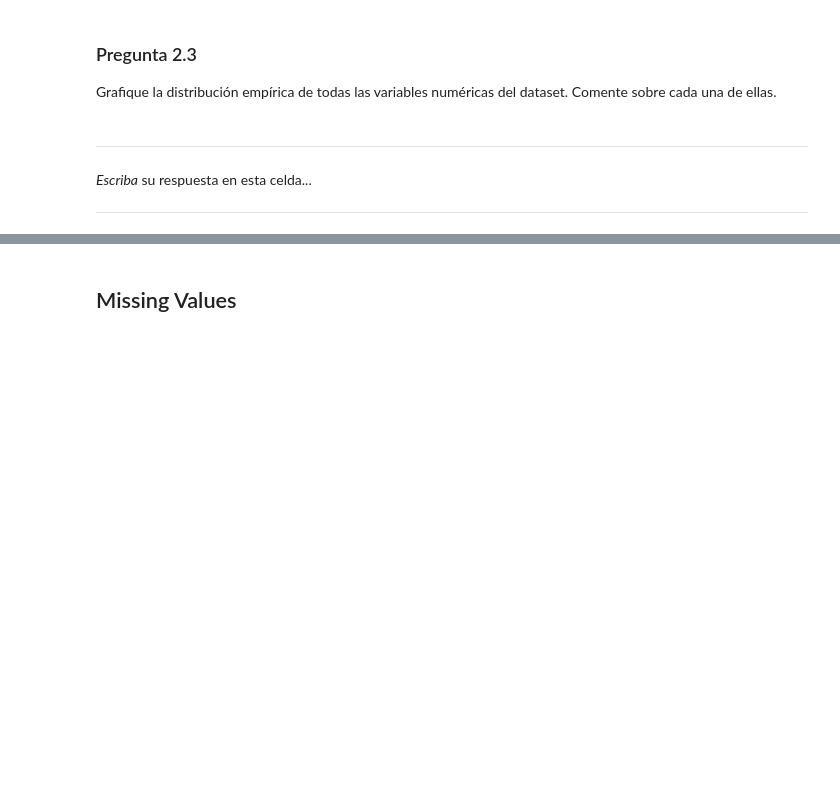
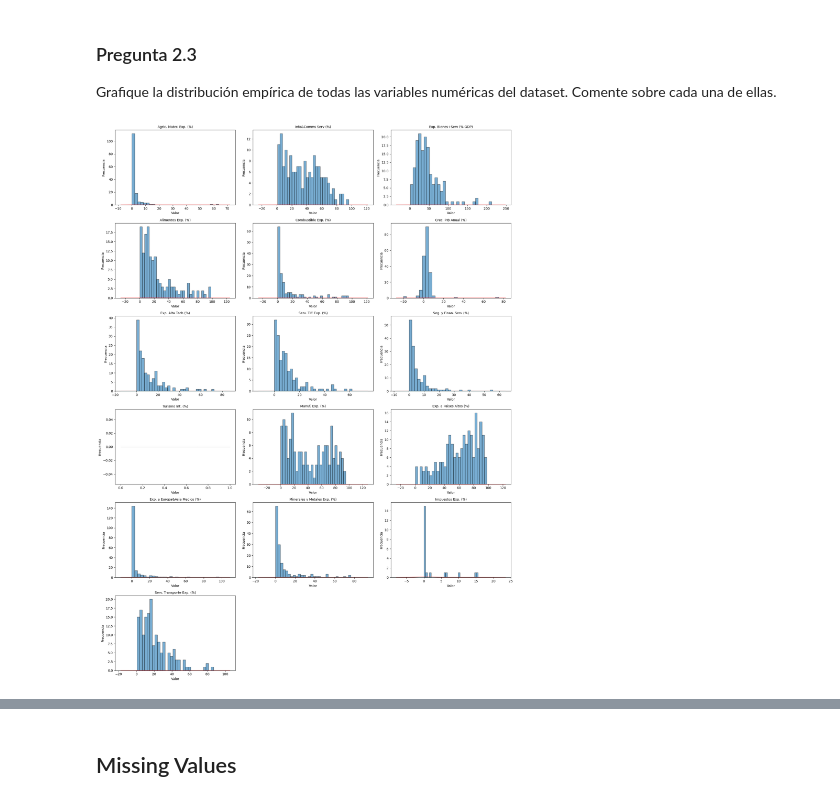
Before and after one commit to GabOqueli-16062022/Aplicaciones_Machine_Learning_economia, a Jupyter notebook: Tarea II/Tarea_2.ipynb, the cells around one changed output, grey strips where cells are left out. Drawn from its saved outputs; the diff is of its cells as text; code cells hidden in the pictures; blank space fills up the shorter version.

```diff
--- a/Tarea II/Tarea_2.ipynb
+++ b/Tarea II/Tarea_2.ipynb
@@ -1625,14 +1645,61 @@ max                                            86.950670
 ### Pregunta 2.3
 
 Grafique la distribución empírica de todas las variables numéricas del dataset. Comente sobre cada una de ellas.
-# %% [markdown]
-
-
-
----
-
-
-*Escriba* su respuesta en esta celda...
-
-
----
+# %%
+# Definir diccionario de nombres cortos
+short_names = {
+    "Agricultural_raw_materials_exports_%_of_merchandise_exports": "Agric. Mater. Exp. (%)",
+    "Computer;_communications_and_other_services_%_of_commercial_service_exports": "Info&Comms Serv (%)",
+    "Exports_of_goods_and_services_%_of_GDP": "Exp. Bienes+Serv (% GDP)",
+    "Food_exports_%_of_merchandise_exports": "Alimentos Exp. (%)",
+    "Fuel_exports_%_of_merchandise_exports": "Combustible Exp. (%)",
+    "GDP_growth_annual_%": "Crec. PIB Anual (%)",
+    "High-technology_exports_%_of_manufactured_exports": "Exp. Alta Tech (%)",
+    "ICT_service_exports_%_of_service_exports;_BoP": "Serv. TIC Exp. (%)",
+    "Insurance_and_financial_services_%_of_service_exports;_BoP": "Seg. y Finan. Serv (%)",
+    "International_tourism;_receipts_%_of_total_exports": "Turismo Int. (%)",
+    "Manufactures_exports_%_of_merchandise_exports": "Manuf. Exp. (%)",
+    "Merchandise_exports_to_high-income_economies_%_of_total_merchandise_exports": "Exp. a Paises Altos (%)",
+    "Merchandise_exports_to_low-_and_middle-income_economies_in_Europe_&_Central_Asia_%_of_total_merchandise_exports": "Exp. a Europa&Asia Medios (%)",
+    "Ores_and_metals_exports_%_of_merchandise_exports": "Minerales y Metales Exp. (%)",
+    "Taxes_on_exports_%_of_tax_revenue": "Impuestos Exp. (%)",
+    "Transport_services_%_of_commercial_service_exports": "Serv. Transporte Exp. (%)"
+
+}
+
+# Número de variables
+n_vars = len(numeric_cols)
+ncols = 3
+nrows = math.ceil(n_vars / ncols)
+
+# Crear figura y ejes
+fig, axes = plt.subplots(nrows=nrows, ncols=ncols, figsize=(6*ncols, 4*nrows))
+axes = axes.flatten()
+
+for i, col in enumerate(numeric_cols):
+    ax = axes[i]
+    data = df[col].dropna()
+
+    # Histograma
+    ax.hist(data, bins=30, edgecolor='k', alpha=0.6)
+    # KDE (si hay al menos 2 datos distintos)
+    if len(data.unique()) > 1:
+        sns.kdeplot(data, ax=ax, color='red', lw=1)
+
+    # Obtener nombre corto si existe, sino usar original
+    title_raw = short_names.get(col, col.replace("_", " "))
+    # Envolver el texto para que no quede demasiado largo (ancho=30 caracteres)
+    title_wrapped = "\n".join(textwrap.wrap(title_raw, width=30))
+
+    ax.set_title(title_wrapped, fontsize=10)
+    ax.set_xlabel("Valor")
+    ax.set_ylabel("Frecuencia")
+
+# Eliminar ejes sobrantes
+for j in range(n_vars, len(axes)):
+    fig.delaxes(axes[j])
+
+fig.tight_layout()
+plt.show()
+# %% [output]
+[figure, added]
```
Also changed, not shown: parts of 15 cells of this notebook.
